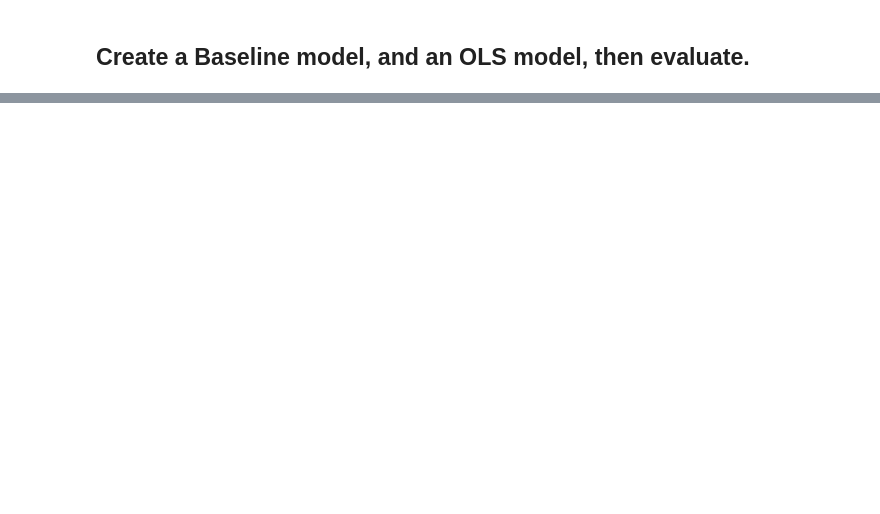
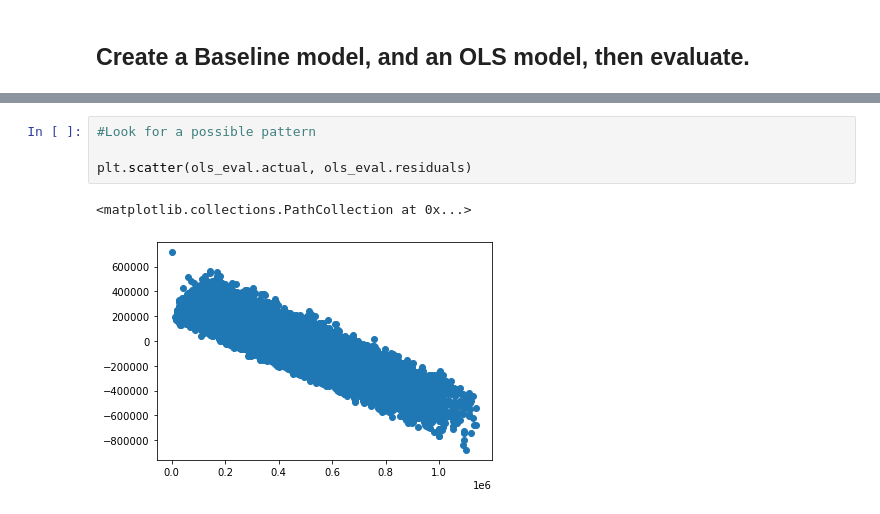
Before and after one commit to Brooke-Holyoak/zillow_regression_project, a Jupyter notebook: explore.ipynb, the cells around one changed output, grey strips where cells are left out. Drawn from its saved outputs; the diff is of its cells as text; blank space fills up the shorter version.

```diff
--- a/explore.ipynb
+++ b/explore.ipynb
@@ -441,0 +541,7 @@ Name: tax_value, dtype: float64
+# %%
+#Look for a possible pattern
+
+plt.scatter(ols_eval.actual, ols_eval.residuals)
+# %% [output]
+<matplotlib.collections.PathCollection at 0x...>
+[figure, added]
```
Also changed, not shown: parts of 30 cells of this notebook.
